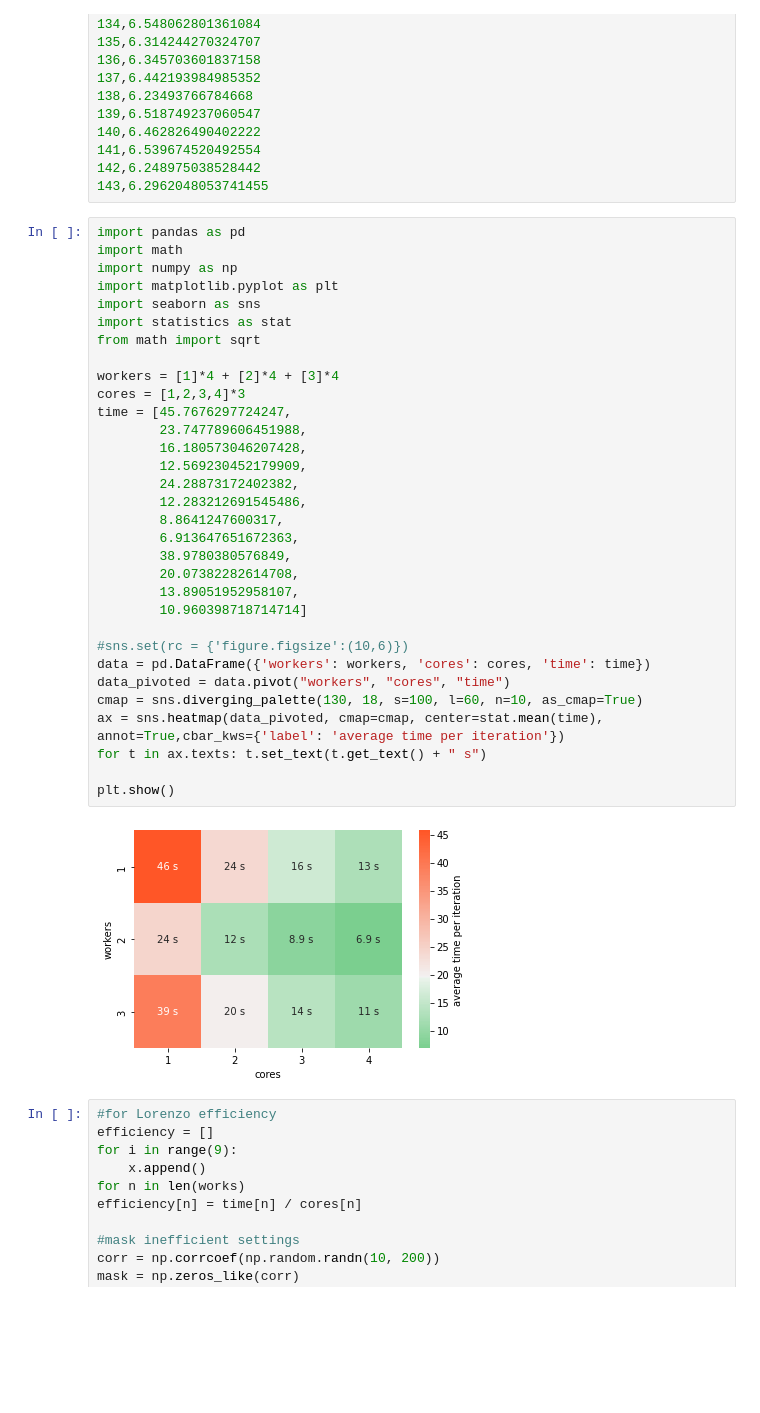
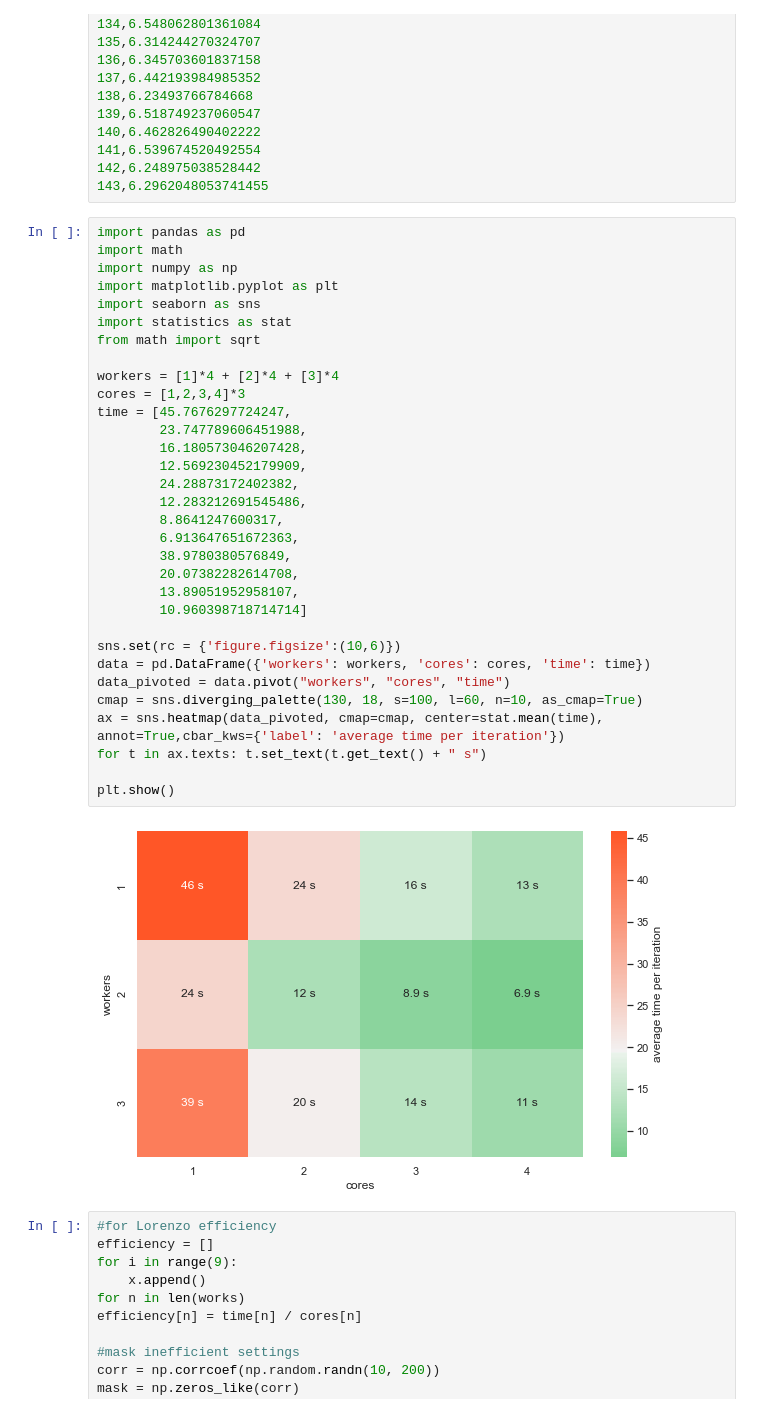
Before and after one commit to Lausilio/Mini-batch-k-Means-Clustering, a Jupyter notebook: Plots.ipynb, the cells around one changed output. Drawn from its saved outputs; the diff is of its cells as text; blank space fills up the shorter version.

```diff
--- a/Plots.ipynb
+++ b/Plots.ipynb
@@ -177,35 +177,35 @@ import pandas as pd
 import math
 import numpy as np
 import matplotlib.pyplot as plt
 import seaborn as sns
 import statistics as stat
 from math import sqrt
 
 workers = [1]*4 + [2]*4 + [3]*4
 cores = [1,2,3,4]*3
 time = [45.7676297724247,
         23.747789606451988,
         16.180573046207428,
         12.569230452179909,
         24.28873172402382,
         12.283212691545486,
         8.8641247600317,
         6.913647651672363,
         38.9780380576849,
         20.07382282614708,
         13.89051952958107,
         10.960398718714714]
 
-#sns.set(rc = {'figure.figsize':(10,6)})
+sns.set(rc = {'figure.figsize':(10,6)})
 data = pd.DataFrame({'workers': workers, 'cores': cores, 'time': time})
 data_pivoted = data.pivot("workers", "cores", "time")
 cmap = sns.diverging_palette(130, 18, s=100, l=60, n=10, as_cmap=True)
 ax = sns.heatmap(data_pivoted, cmap=cmap, center=stat.mean(time), annot=True,cbar_kws={'label': 'average time per iteration'})
 for t in ax.texts: t.set_text(t.get_text() + " s")
 
 plt.show()
 # %% [output]
-[figure, old version]
+[figure, new version]
 # %%
 #for Lorenzo efficiency
 efficiency = []
```
Also changed, not shown: parts of 3 cells of this notebook.
